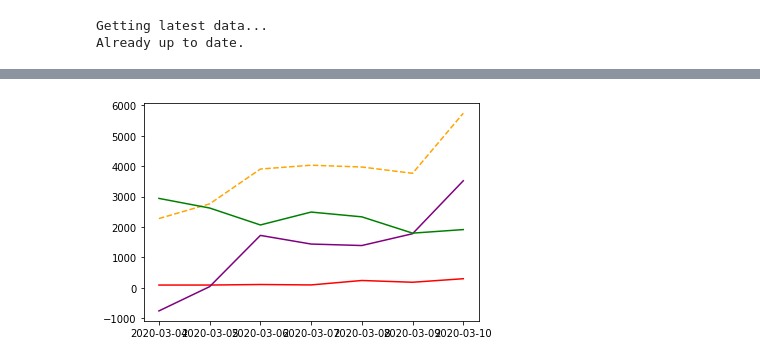
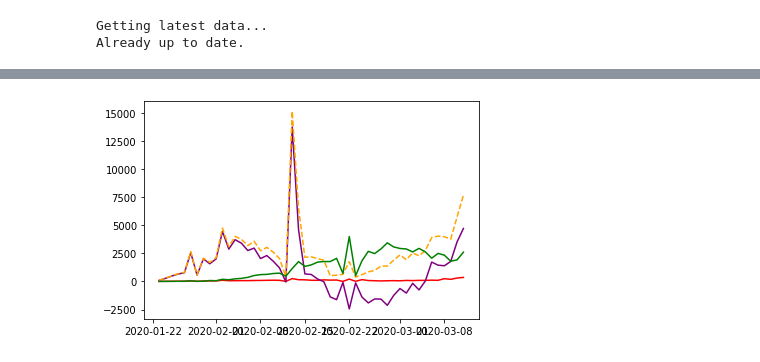
Before and after one commit to Addidy/coronavirus-analysis, a Jupyter notebook: src/Entire World.ipynb, the cells around one changed output, grey strips where cells are left out. Saved outputs shown, nothing was run; the diff lists cells and outputs as text; code cells hidden in the pictures.

```diff
--- a/src/Entire World.ipynb
+++ b/src/Entire World.ipynb
@@ -29,7 +29,7 @@ world.graph_data()
 # %%
-world.graph_changes(since_x_days_ago=7)
+world.graph_changes()
 # %% [output]
-[figure, old version]
+[figure, new version]
 # %%
 world.graph_data(['death_change'])
 # %% [output]
```
Also changed, not shown: parts of 6 cells of this notebook, 4 other files.
